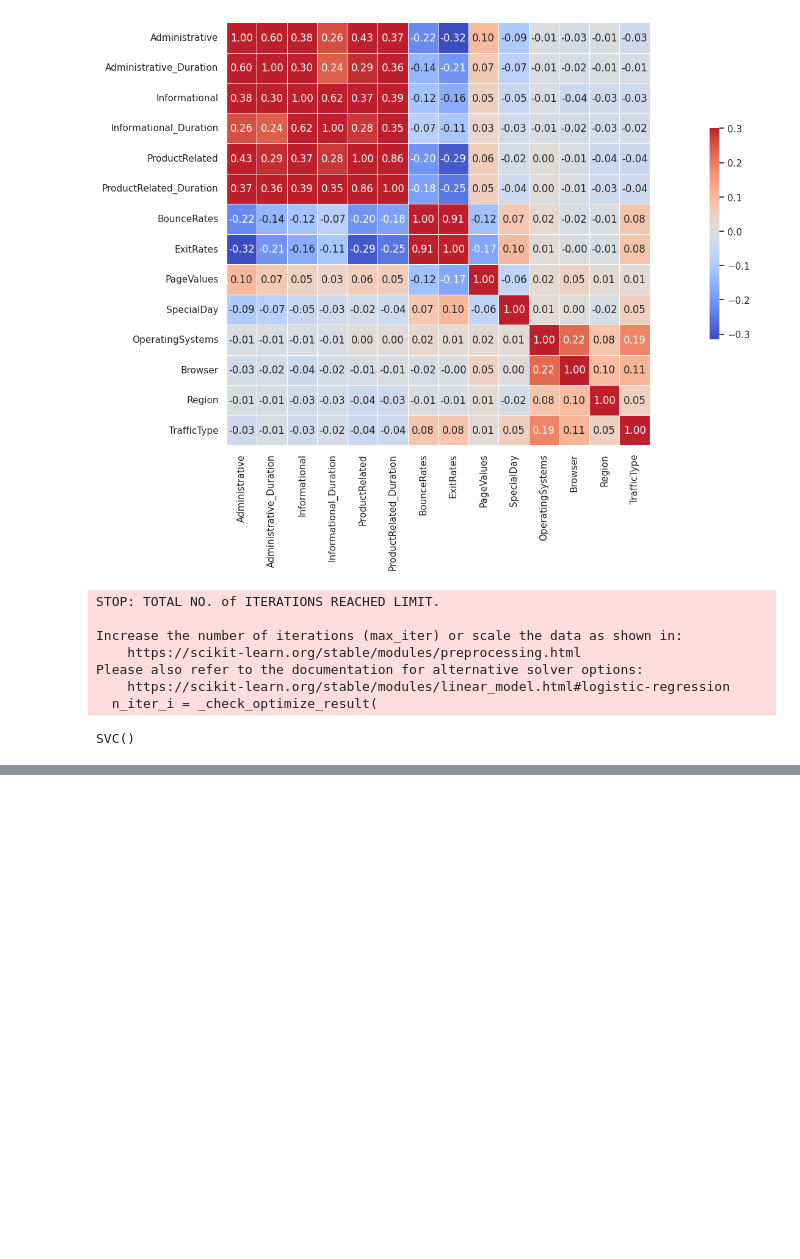
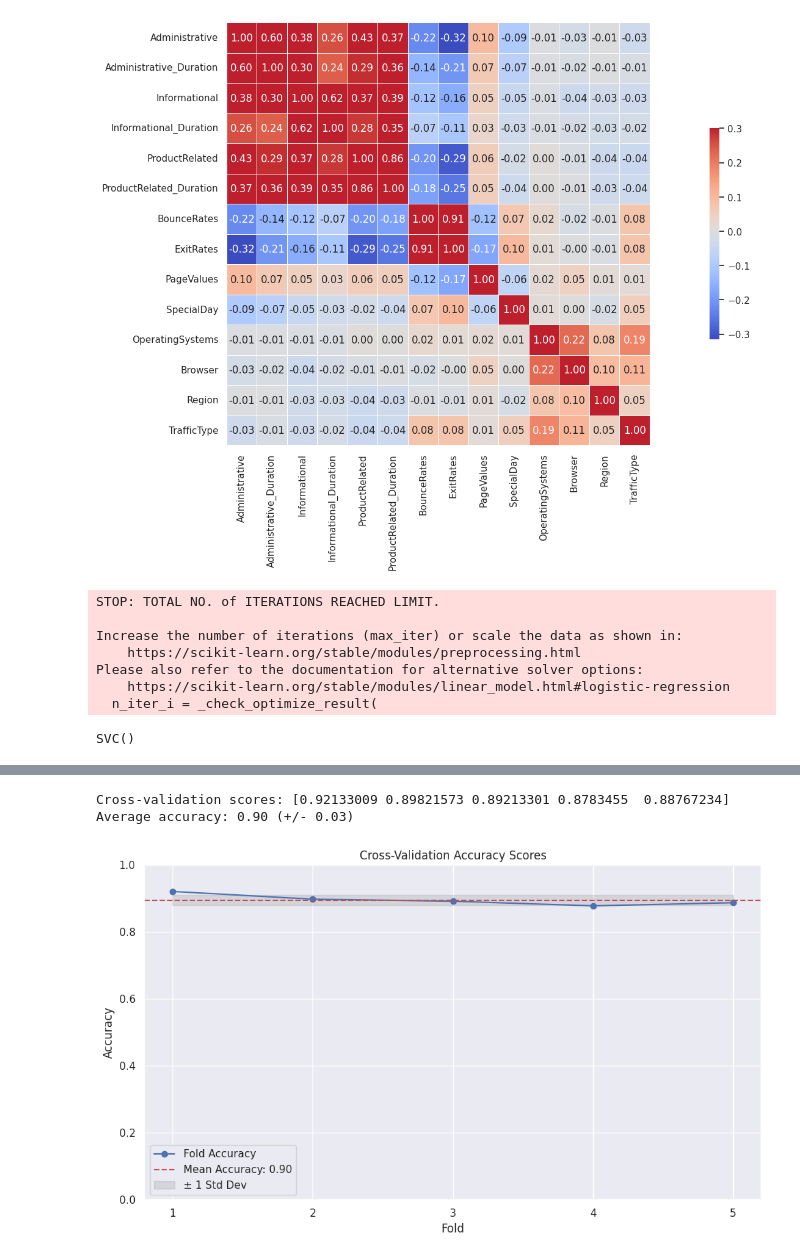
Before and after one commit to Batuh1907/Batuh1907, a Jupyter notebook: Final.ipynb, the cells around one changed output, grey strips where cells are left out. Drawn from its saved outputs; the diff is of its cells as text; code cells hidden in the pictures; blank space fills up the shorter version.

```diff
--- a/Final.ipynb
+++ b/Final.ipynb
@@ -379,0 +350,63 @@ Standard deviation: 0.0012
+# %%
+import pandas as pd
+from sklearn.model_selection import train_test_split, cross_val_score
+from sklearn.preprocessing import LabelEncoder
+from sklearn.ensemble import RandomForestClassifier
+from sklearn.impute import SimpleImputer
+import numpy as np
+
+X = df.drop('Revenue', axis=1)
+y = df['Revenue']
+
+# Identify categorical and numerical columns
+categorical_cols = X.select_dtypes(include=['object', 'category']).columns
+numerical_cols = X.select_dtypes(include=['number']).columns
+
+# Handle missing values in BOTH categorical and numerical columns
+if categorical_cols.size > 0:
+    imputer_cat = SimpleImputer(strategy='most_frequent')
+    X[categorical_cols] = imputer_cat.fit_transform(X[categorical_cols])
+
+if numerical_cols.size > 0:
+    # Replace infinite values with NaNs before imputation
+    X[numerical_cols] = X[numerical_cols].replace([np.inf, -np.inf], np.nan)
+    imputer_num = SimpleImputer(strategy='mean')  # Or another strategy like 'median'
+    X[numerical_cols] = imputer_num.fit_transform(X[numerical_cols])
+
+# Apply Label Encoding to categorical columns IF there are any
+if categorical_cols.size > 0:
+    label_encoders = {}
+    for col in categorical_cols:
+        le = LabelEncoder()
+        X[col] = le.fit_transform(X[col])  # Encode the ENTIRE dataset
+
+# Initialize your model
+model = RandomForestClassifier()  # Replace with your chosen model
+
+# Perform cross-validation (e.g., 5-fold)
+scores = cross_val_score(model, X, y, cv=5, scoring='accuracy')  # Use appropriate scoring metric
+
+# Print the scores for each fold
+print("Cross-validation scores:", scores)
+
+# Print the average score and standard deviation
+print("Average accuracy: %0.2f (+/- %0.2f)" % (scores.mean(), scores.std() * 2))
+
+# Plotting cross-validation scores
+plt.figure(figsize=(10, 6))
+plt.plot(range(1, len(scores) + 1), scores, marker='o', linestyle='-', color='b', label='Fold Accuracy')
+plt.axhline(y=scores.mean(), color='r', linestyle='--', label=f'Mean Accuracy: {scores.mean():.2f}')
+plt.fill_between(range(1, len(scores) + 1), scores.mean() - scores.std(), scores.mean() + scores.std(), color='gray', alpha=0.2, label='± 1 Std Dev')
+plt.title('Cross-Validation Accuracy Scores')
+plt.xlabel('Fold')
+plt.ylabel('Accuracy')
+plt.xticks(range(1, len(scores) + 1))
+plt.ylim(0, 1)
+plt.legend()
+plt.grid(True)
+plt.tight_layout()
+plt.show()
+# %% [output]
+Cross-validation scores: [0.92133009 0.89821573 0.89213301 0.8783455  0.88767234]
+Average accuracy: 0.90 (+/- 0.03)
+[figure, added]
```
Also changed, not shown: parts of 4 cells of this notebook.
